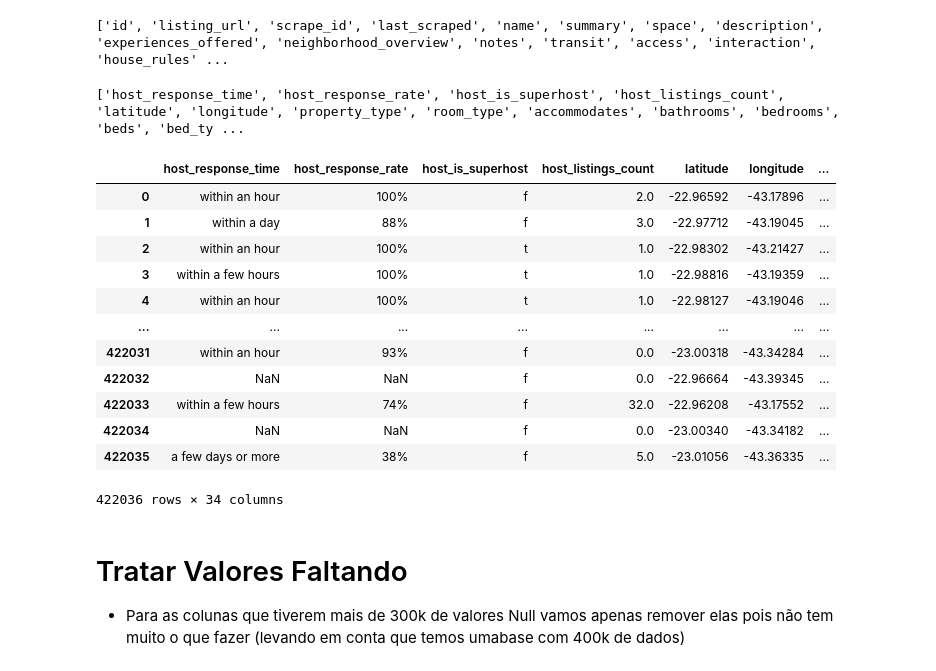
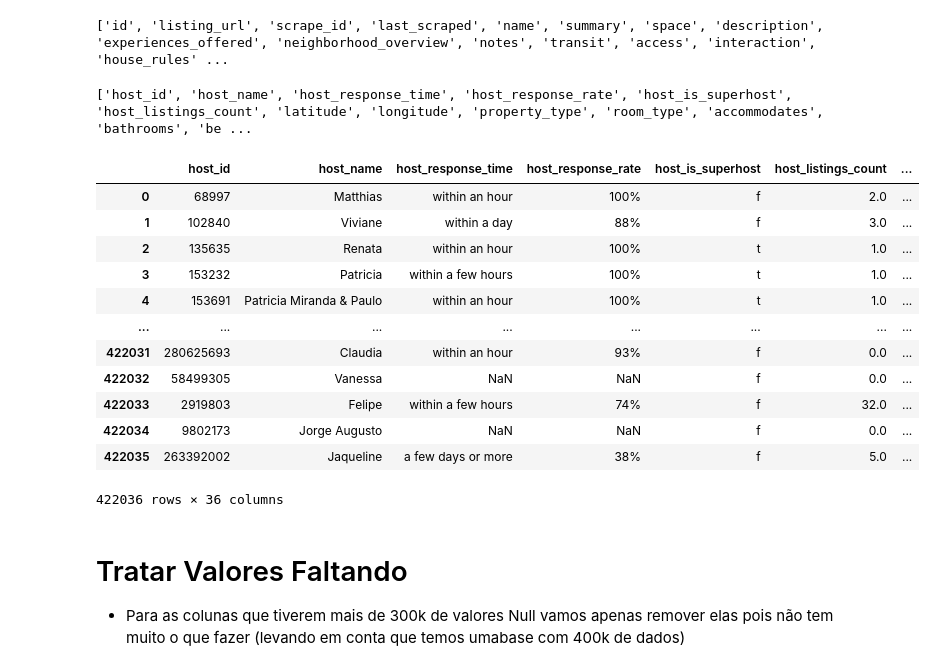
Before and after one commit to WolffStein/Airbnb_2019_Rio, a Jupyter notebook: AirBnB.ipynb, the cells around one changed output. Cells and saved outputs as stored; diff of their text form; code cells hidden in the pictures.

```diff
--- a/AirBnB.ipynb
+++ b/AirBnB.ipynb
@@ -91,26 +91,26 @@ base_airbnb.head(1000).to_csv('base_bronze.csv', sep=';')
 # %% [output]
 ['id', 'listing_url', 'scrape_id', 'last_scraped', 'name', 'summary', 'space', 'description', 'experiences_offered', 'neighborhood_overview', 'notes', 'transit', 'access', 'interaction', 'house_rules' ...
 # %%
-colunas = ['host_response_time','host_response_rate','host_is_superhost','host_listings_count','latitude','longitude','property_type','room_type','accommodates','bathrooms','bedrooms','beds','bed_type','amenities','price','security_deposit','cleaning_fee','guests_included','extra_people','minimum_nights','maximum_nights','number_of_reviews','review_scores_rating','review_scores_accuracy','review_scores_cleanliness','review_scores_checkin','review_scores_communication','review_scores_location','review_scores_value','instant_bookable','is_business_travel_ready','cancellation_policy','ano','mes']
+colunas = ['host_id','host_name','host_response_time','host_response_rate','host_is_superhost','host_listings_count','latitude','longitude','property_type','room_type','accommodates','bathrooms','bedrooms','beds','bed_type','amenities','price','security_deposit','cleaning_fee','guests_included','extra_people','minimum_nights','maximum_nights','number_of_reviews','review_scores_rating','review_scores_accuracy','review_scores_cleanliness','review_scores_checkin','review_scores_communication','review_scores_location','review_scores_value','instant_bookable','is_business_travel_ready','cancellation_policy','ano','mes']
 
 base_airbnb = base_airbnb.loc[:, colunas]
 print(list(base_airbnb.columns))
 display(base_airbnb)
 # %% [output]
-['host_response_time', 'host_response_rate', 'host_is_superhost', 'host_listings_count', 'latitude', 'longitude', 'property_type', 'room_type', 'accommodates', 'bathrooms', 'bedrooms', 'beds', 'bed_ty ...
+['host_id', 'host_name', 'host_response_time', 'host_response_rate', 'host_is_superhost', 'host_listings_count', 'latitude', 'longitude', 'property_type', 'room_type', 'accommodates', 'bathrooms', 'be ...
-|  | host_response_time | host_response_rate | host_is_superhost | host_listings_count | latitude | longitude | ... |
-| 0 | within an hour | 100% | f | 2.0 | -22.96592 | -43.17896 | ... |
-| 1 | within a day | 88% | f | 3.0 | -22.97712 | -43.19045 | ... |
-| 2 | within an hour | 100% | t | 1.0 | -22.98302 | -43.21427 | ... |
-| 3 | within a few hours | 100% | t | 1.0 | -22.98816 | -43.19359 | ... |
-| 4 | within an hour | 100% | t | 1.0 | -22.98127 | -43.19046 | ... |
+|  | host_id | host_name | host_response_time | host_response_rate | host_is_superhost | host_listings_count | ... |
+| 0 | 68997 | Matthias | within an hour | 100% | f | 2.0 | ... |
+| 1 | 102840 | Viviane | within a day | 88% | f | 3.0 | ... |
+| 2 | 135635 | Renata | within an hour | 100% | t | 1.0 | ... |
+| 3 | 153232 | Patricia | within a few hours | 100% | t | 1.0 | ... |
+| 4 | 153691 | Patricia Miranda & Paulo | within an hour | 100% | t | 1.0 | ... |
 | ... | ... | ... | ... | ... | ... | ... | ... |
-| 422031 | within an hour | 93% | f | 0.0 | -23.00318 | -43.34284 | ... |
-| 422032 | NaN | NaN | f | 0.0 | -22.96664 | -43.39345 | ... |
-| 422033 | within a few hours | 74% | f | 32.0 | -22.96208 | -43.17552 | ... |
-| 422034 | NaN | NaN | f | 0.0 | -23.00340 | -43.34182 | ... |
-| 422035 | a few days or more | 38% | f | 5.0 | -23.01056 | -43.36335 | ... |
+| 422031 | 280625693 | Claudia | within an hour | 93% | f | 0.0 | ... |
+| 422032 | 58499305 | Vanessa | NaN | NaN | f | 0.0 | ... |
+| 422033 | 2919803 | Felipe | within a few hours | 74% | f | 32.0 | ... |
+| 422034 | 9802173 | Jorge Augusto | NaN | NaN | f | 0.0 | ... |
+| 422035 | 263392002 | Jaqueline | a few days or more | 38% | f | 5.0 | ... |
-422036 rows × 34 columns
+422036 rows × 36 columns
 # %% [markdown]
 # Tratar Valores Faltando
 - Para as colunas que tiverem mais de 300k de valores Null vamos apenas remover elas pois não tem muito o que fazer (levando em conta que temos umabase com 400k de dados)
```
Also changed, not shown: parts of 10 cells of this notebook, 1 other file.
